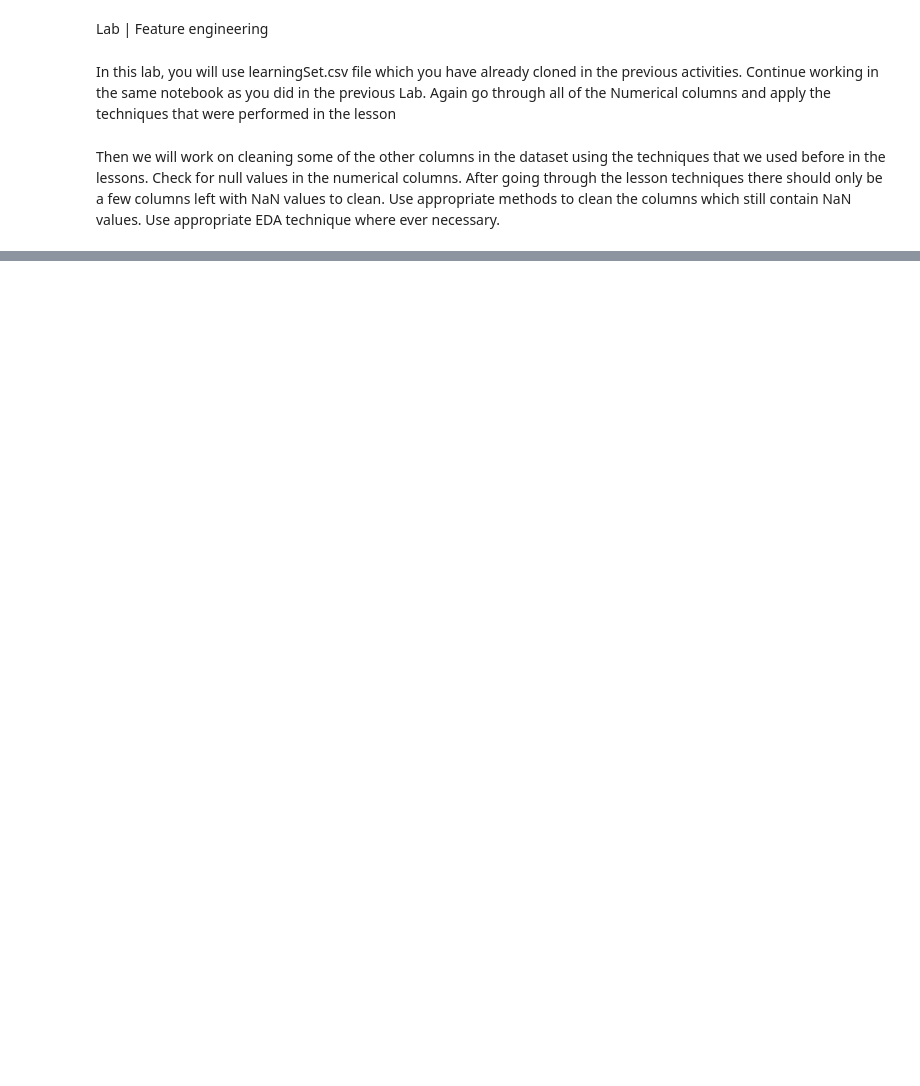
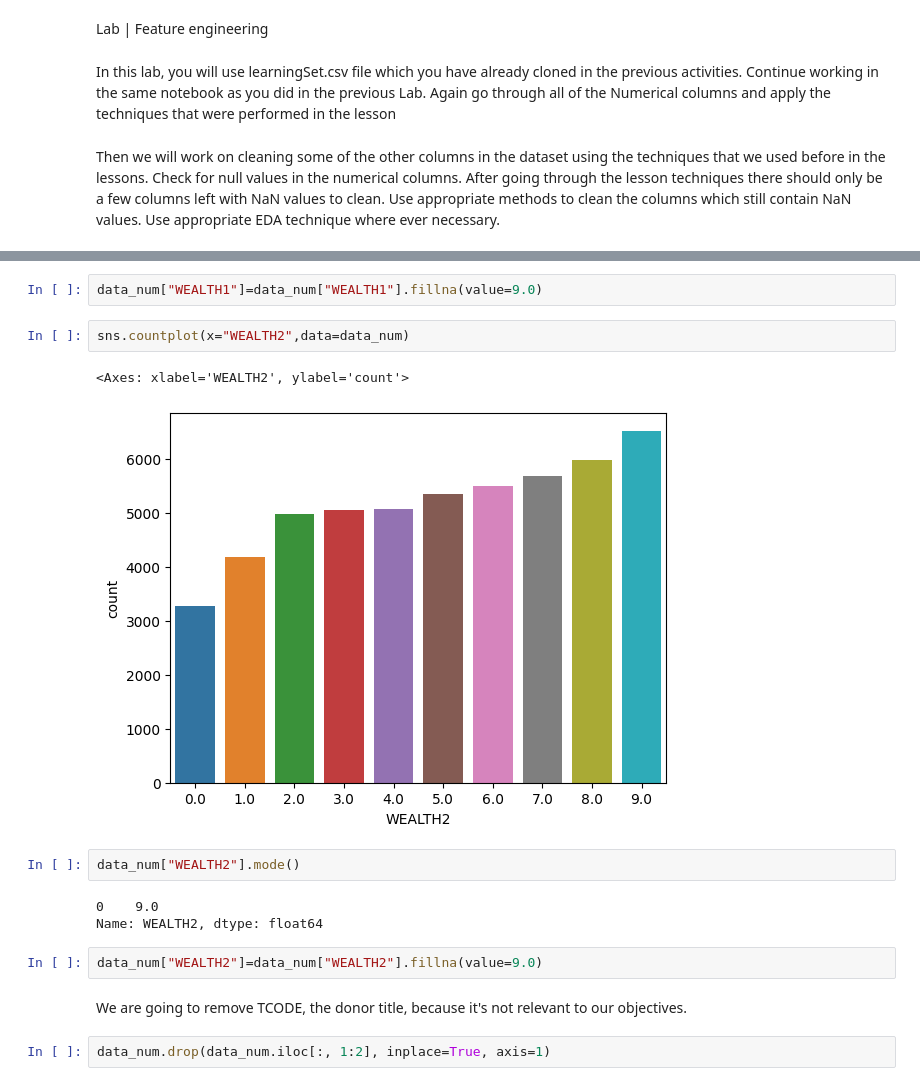
Before and after one commit to NURIAT83/lab-revisiting-machine-learning, a Jupyter notebook: Revisiting_Machine_Learning_Case_Study.ipynb, the cells around one changed output, grey strips where cells are left out. Drawn from its saved outputs; the diff is of its cells as text; blank space fills up the shorter version.

```diff
--- a/Revisiting_Machine_Learning_Case_Study.ipynb
+++ b/Revisiting_Machine_Learning_Case_Study.ipynb
@@ -217,0 +400,18 @@ Use appropriate EDA technique where ever necessary.
+# %%
+data_num["WEALTH1"]=data_num["WEALTH1"].fillna(value=9.0)
+# %%
+sns.countplot(x="WEALTH2",data=data_num)
+# %% [output]
+<Axes: xlabel='WEALTH2', ylabel='count'>
+[figure, added]
+# %%
+data_num["WEALTH2"].mode()
+# %% [output]
+0    9.0
+Name: WEALTH2, dtype: float64
+# %%
+data_num["WEALTH2"]=data_num["WEALTH2"].fillna(value=9.0)
+# %% [markdown]
+We are going to remove TCODE, the donor title, because it's not relevant to our objectives.
+# %%
+data_num.drop(data_num.iloc[:, 1:2], inplace=True, axis=1)
```
Also changed, not shown: parts of 79 cells of this notebook.
